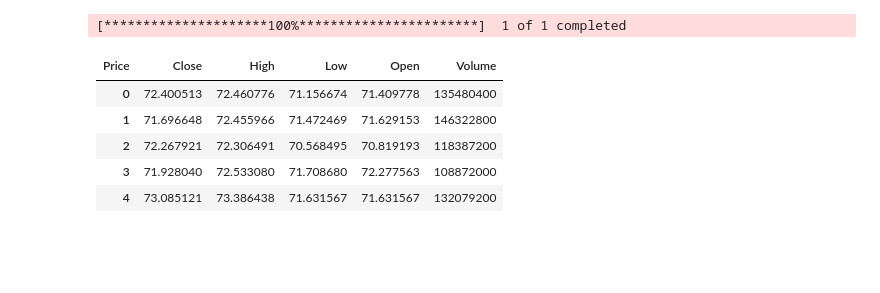
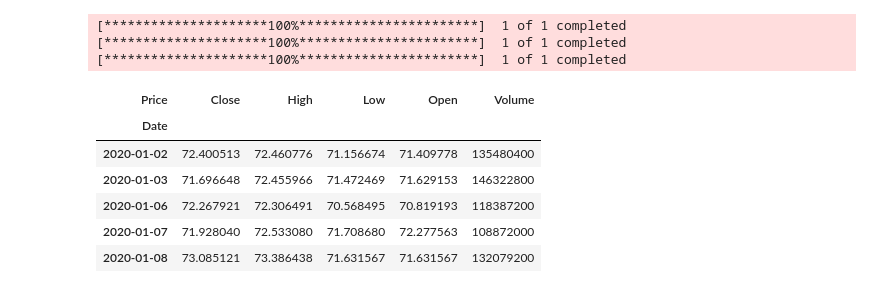
Before and after one commit to timeless81/Stock-Direction-Predictor-Final, a Jupyter notebook: Stocks.ipynb, the cells around one changed output. Drawn from its saved outputs; the diff is of its cells as text; code cells hidden in the pictures; blank space fills up the shorter version.

```diff
--- a/Stocks.ipynb
+++ b/Stocks.ipynb
@@ -33,28 +16,41 @@ Note: you may need to restart the kernel to use updated packages.
 # %%
 # Download the stock data from yfinance
 import yfinance as yf
 # Define the stock ticker and the date range
 tickers = ['AAPL']
+#tickers.append('GC=F')  # Gold futures
+#tickers.append('BTC-USD')  # Bitcoin in USD
 start_date = '2020-01-01'
 end_date = '2026-01-01'
 
 # Download the stock data
 stocks = yf.download(tickers, start=start_date, end=end_date, auto_adjust=True)
+gold = yf.download('GC=F', start=start_date, end=end_date, auto_adjust=True)
+BTC = yf.download('BTC-USD', start=start_date, end=end_date, auto_adjust=True)
 
 # Arrange the data so that 'Close' price can directly be used for plotting and calculations
 stocks.columns = stocks.columns.droplevel(1)  # Drop the ticker level from columns
+gold.columns = gold.columns.droplevel(1)
+BTC.columns = BTC.columns.droplevel(1)
+
+# Merge the normalized closing price of gold and bitcoin with the stock data
+#stocks['Gold'] = (gold['Close'] - np.mean(gold['Close'])) / np.std(gold['Close'])
+#stocks['Bitcoin'] = (BTC['Close'] - np.mean(BTC['Close'])) / np.std(BTC['Close'])
 
 # reset the index to make 'Date' a column
-stocks.reset_index(inplace=True)
+#stocks.reset_index(inplace=True)
 # Drop the date column
-stocks.drop(columns=['Date'], inplace=True)
+#stocks.drop(columns=['Date'], inplace=True)
 
 stocks.head()
 # %% [output]
 [*********************100%***********************]  1 of 1 completed
+[*********************100%***********************]  1 of 1 completed
+[*********************100%***********************]  1 of 1 completed
 | Price | Close | High | Low | Open | Volume |
-| 0 | 72.400513 | 72.460776 | 71.156674 | 71.409778 | 135480400 |
-| 1 | 71.696648 | 72.455966 | 71.472469 | 71.629153 | 146322800 |
-| 2 | 72.267921 | 72.306491 | 70.568495 | 70.819193 | 118387200 |
-| 3 | 71.928040 | 72.533080 | 71.708680 | 72.277563 | 108872000 |
-| 4 | 73.085121 | 73.386438 | 71.631567 | 71.631567 | 132079200 |
+| Date |  |  |  |  |  |
+| 2020-01-02 | 72.400513 | 72.460776 | 71.156674 | 71.409778 | 135480400 |
+| 2020-01-03 | 71.696648 | 72.455966 | 71.472469 | 71.629153 | 146322800 |
+| 2020-01-06 | 72.267921 | 72.306491 | 70.568495 | 70.819193 | 118387200 |
+| 2020-01-07 | 71.928040 | 72.533080 | 71.708680 | 72.277563 | 108872000 |
+| 2020-01-08 | 73.085121 | 73.386438 | 71.631567 | 71.631567 | 132079200 |
```
Also changed, not shown: parts of 7 cells of this notebook, 1 other file.
